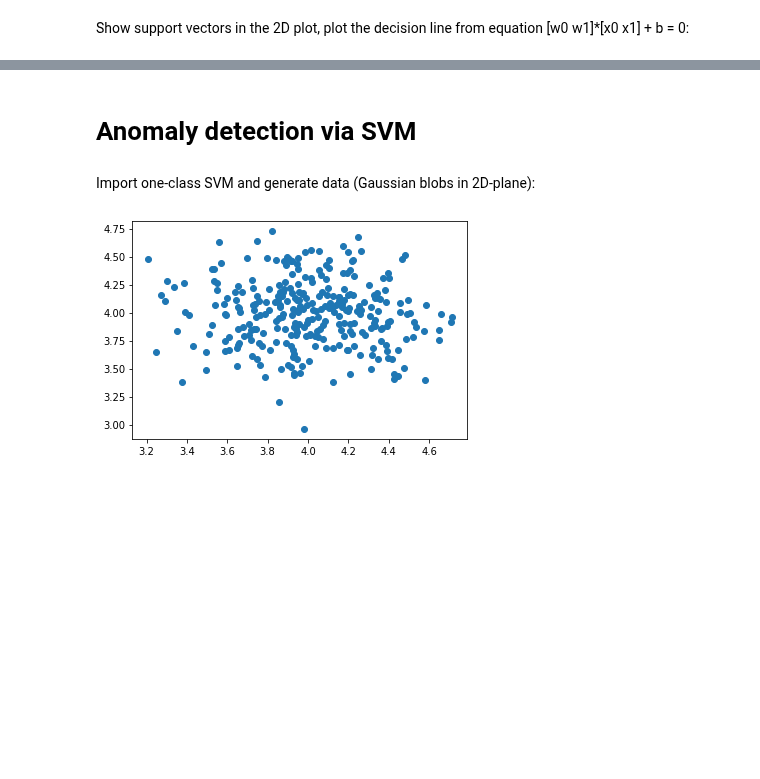
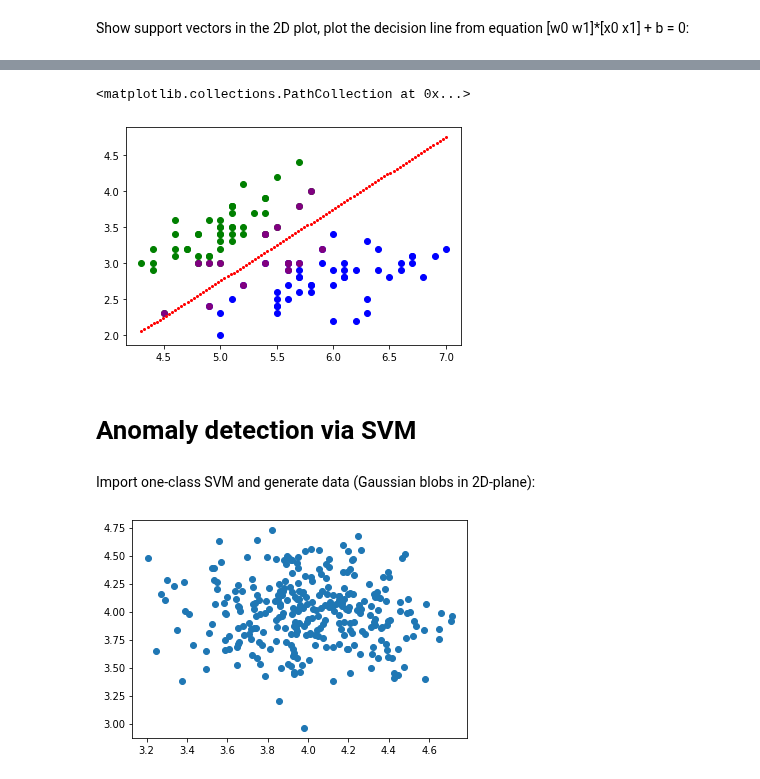
Before and after one commit to KassenBoyaubay/MPA-MLF-Exercises, a Jupyter notebook: Lab_03/Lab_03_exercise.ipynb, the cells around one changed output, grey strips where cells are left out. Saved outputs shown, nothing was run; the diff lists cells and outputs as text; code cells hidden in the pictures; blank space fills up the shorter version.

```diff
--- a/Lab_03/Lab_03_exercise.ipynb
+++ b/Lab_03/Lab_03_exercise.ipynb
@@ -114,3 +133,21 @@ NameError: ignored
+# %%
+supvectors=SVMmodel.support_vectors_
+# Plot the support vectors here
+
+
+#Separating line coefficients:
+W=SVMmodel.coef_
+b=SVMmodel.intercept_
+
+xgrid = np.linspace(min(X[:, 0]),max(X[:, 0]),100)
+ygrid = -W[:,0]*xgrid/W[:,1] - b/W[:,1] # [w0 w1][x0 x1] + b = 0 -> x1 = ...
+plt.scatter(X[y==0,0],X[y==0,1],color='green')
+plt.scatter(X[y==1,0],X[y==1,1],color='blue')
+plt.scatter(supvectors[:,0],supvectors[:,1],color='purple')
+plt.scatter(xgrid, ygrid, color='red', s=4)
+# %% [output]
+<matplotlib.collections.PathCollection at 0x...>
+[figure, added]
 # %% [markdown]
 # Anomaly detection via SVM
 # %% [markdown]
```
Also changed, not shown: parts of 9 cells of this notebook.
